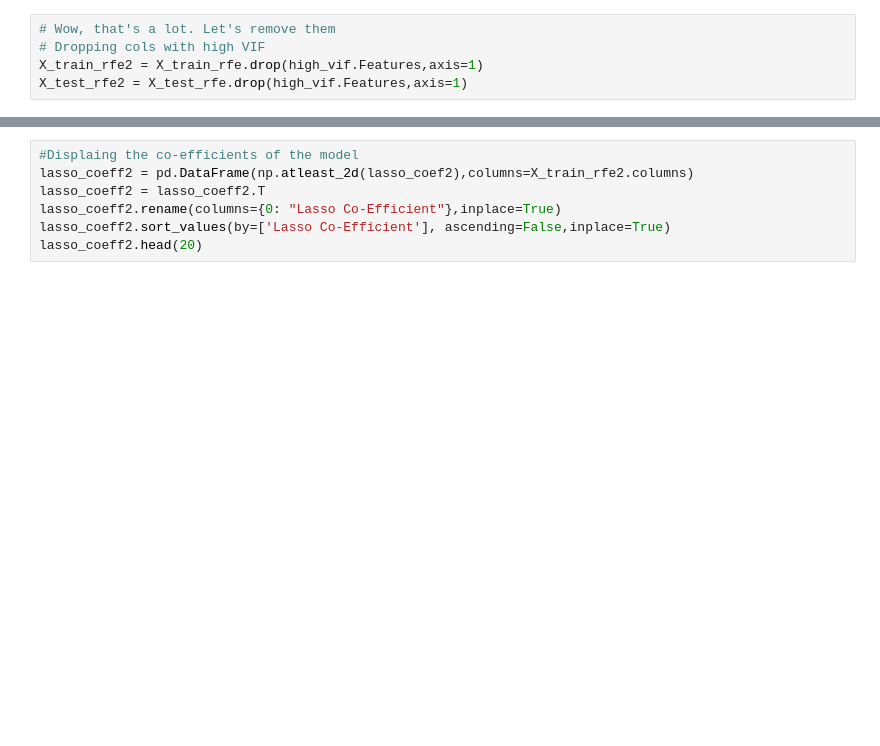
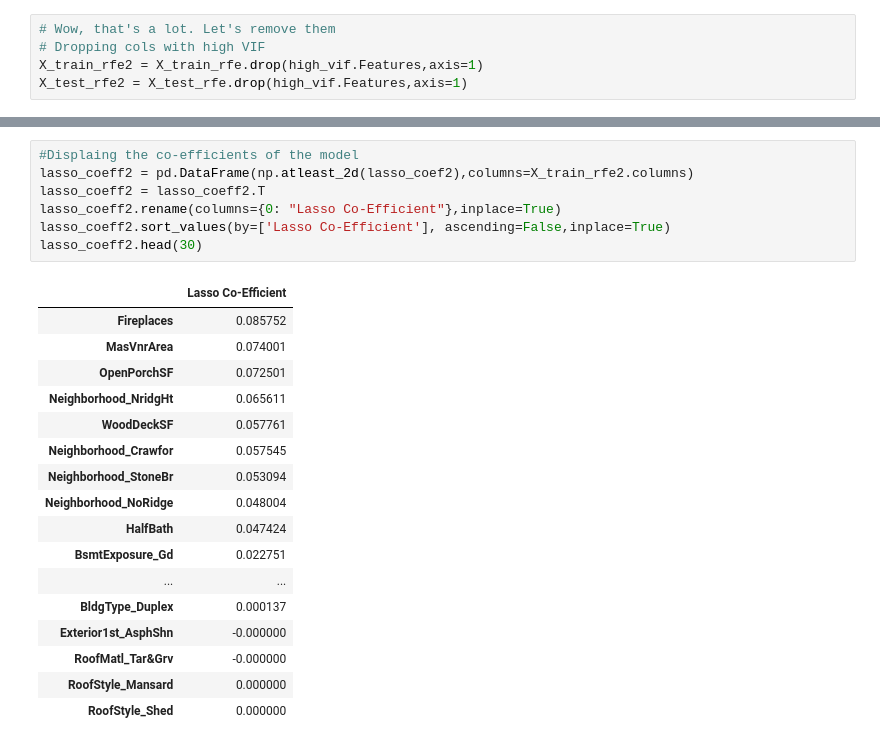
Before and after one commit to Priyesh17/advanced-regression-assign, a Jupyter notebook: advanced-regression.ipynb, the cells around one changed output, grey strips where cells are left out. Drawn from its saved outputs; the diff is of its cells as text; blank space fills up the shorter version.

```diff
--- a/advanced-regression.ipynb
+++ b/advanced-regression.ipynb
@@ -594,10 +647,28 @@ print('The MSE of the model on the test dataset for optimum alpha is', mean_squa
 # %%
 #Displaing the co-efficients of the model
 lasso_coeff2 = pd.DataFrame(np.atleast_2d(lasso_coef2),columns=X_train_rfe2.columns)
 lasso_coeff2 = lasso_coeff2.T
 lasso_coeff2.rename(columns={0: "Lasso Co-Efficient"},inplace=True)
 lasso_coeff2.sort_values(by=['Lasso Co-Efficient'], ascending=False,inplace=True)
-lasso_coeff2.head(20)
+lasso_coeff2.head(30)
+# %% [output]
+|  | Lasso Co-Efficient |
+| Fireplaces | 0.085752 |
+| MasVnrArea | 0.074001 |
+| OpenPorchSF | 0.072501 |
+| Neighborhood_NridgHt | 0.065611 |
+| WoodDeckSF | 0.057761 |
+| Neighborhood_Crawfor | 0.057545 |
+| Neighborhood_StoneBr | 0.053094 |
+| Neighborhood_NoRidge | 0.048004 |
+| HalfBath | 0.047424 |
+| BsmtExposure_Gd | 0.022751 |
+| ... | ... |
+| BldgType_Duplex | 0.000137 |
+| Exterior1st_AsphShn | -0.000000 |
+| RoofMatl_Tar&Grv | -0.000000 |
+| RoofStyle_Mansard | 0.000000 |
+| RoofStyle_Shed | 0.000000 |
 # %%
 # Final Ridge
 ridge_final2
```
Also changed, not shown: parts of 18 cells of this notebook, 2 other files.
